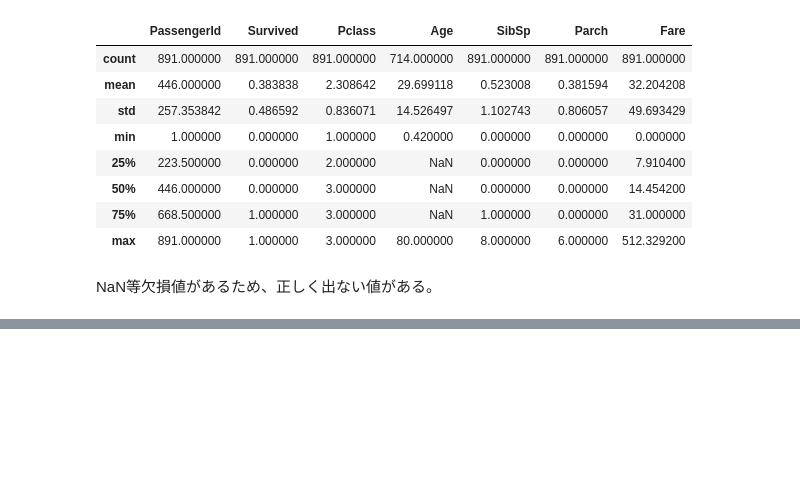
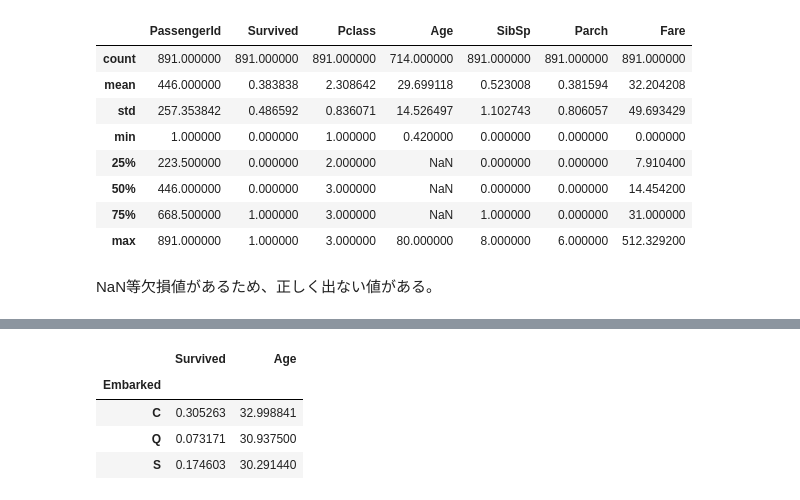
Before and after one commit to cocodrips/kaggle-titanic, a Jupyter notebook: titanic-challange.ipynb, the cells around one changed output, grey strips where cells are left out. Cells and saved outputs as stored; diff of their text form; code cells hidden in the pictures; blank space fills up the shorter version.

```diff
--- a/titanic-challange.ipynb
+++ b/titanic-challange.ipynb
@@ -114,0 +129,8 @@ p.groupby("Sex")[["Survived", "Pclass"]].mean()
+# %%
+p.query("Sex == 'male'").groupby('Embarked')[['Survived','Age']].mean()
+# %% [output]
+|  | Survived | Age |
+| Embarked |  |  |
+| C | 0.305263 | 32.998841 |
+| Q | 0.073171 | 30.937500 |
+| S | 0.174603 | 30.291440 |
```
Also changed, not shown: parts of 3 cells of this notebook.
